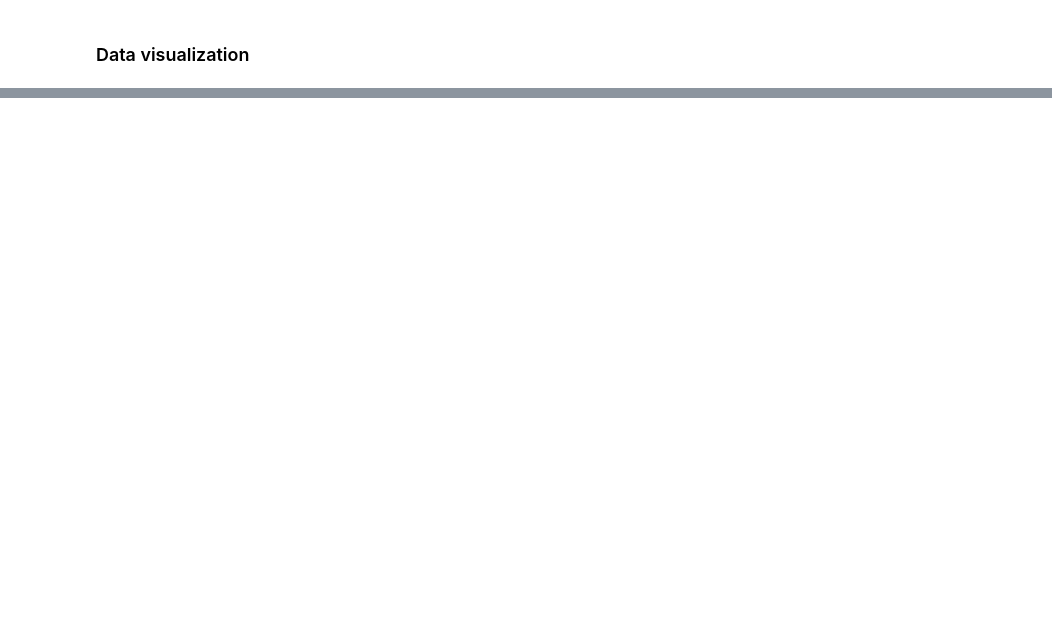
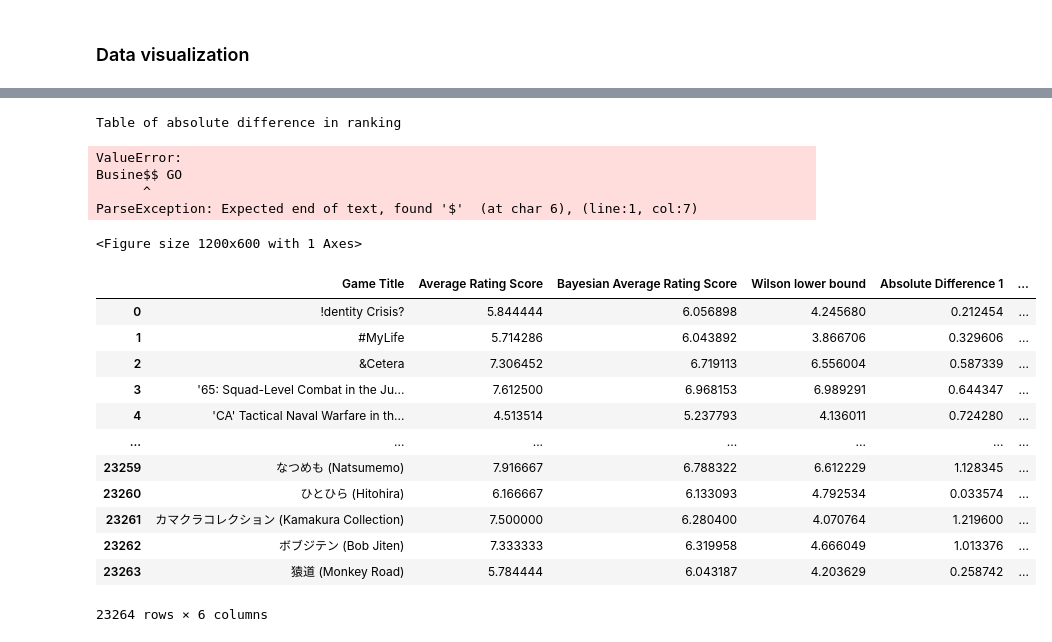
Before and after one commit to sergiopicascia/dscoding-projects, a Jupyter notebook: chi.hoang/Board_Game_Project/Notebook.ipynb, the cells around one changed output, grey strips where cells are left out. Drawn from its saved outputs; the diff is of its cells as text; code cells hidden in the pictures; blank space fills up the shorter version.

```diff
--- a/chi.hoang/Board_Game_Project/Notebook.ipynb
+++ b/chi.hoang/Board_Game_Project/Notebook.ipynb
@@ -90,0 +96,23 @@ Table of absolute difference in ranking
+# %%
+ranking_df = viz.compare_rankings_table()
+ranking_df
+# %% [output]
+Table of absolute difference in ranking
+ValueError:
+Busine$$ GO
+      ^
+ParseException: Expected end of text, found '$'  (at char 6), (line:1, col:7)
+<Figure size 1200x600 with 1 Axes>
+|  | Game Title | Average Rating Score | Bayesian Average Rating Score | Wilson lower bound | Absolute Difference 1 | ... |
+| 0 | !dentity Crisis? | 5.844444 | 6.056898 | 4.245680 | 0.212454 | ... |
+| 1 | #MyLife | 5.714286 | 6.043892 | 3.866706 | 0.329606 | ... |
+| 2 | &Cetera | 7.306452 | 6.719113 | 6.556004 | 0.587339 | ... |
+| 3 | '65: Squad-Level Combat in the Ju... | 7.612500 | 6.968153 | 6.989291 | 0.644347 | ... |
+| 4 | 'CA' Tactical Naval Warfare in th... | 4.513514 | 5.237793 | 4.136011 | 0.724280 | ... |
+| ... | ... | ... | ... | ... | ... | ... |
+| 23259 | なつめも (Natsumemo) | 7.916667 | 6.788322 | 6.612229 | 1.128345 | ... |
+| 23260 | ひとひら (Hitohira) | 6.166667 | 6.133093 | 4.792534 | 0.033574 | ... |
+| 23261 | カマクラコレクション (Kamakura Collection) | 7.500000 | 6.280400 | 4.070764 | 1.219600 | ... |
+| 23262 | ボブジテン (Bob Jiten) | 7.333333 | 6.319958 | 4.666049 | 1.013376 | ... |
+| 23263 | 猿道 (Monkey Road) | 5.784444 | 6.043187 | 4.203629 | 0.258742 | ... |
+23264 rows × 6 columns
```
Also changed, not shown: parts of 5 cells of this notebook.
